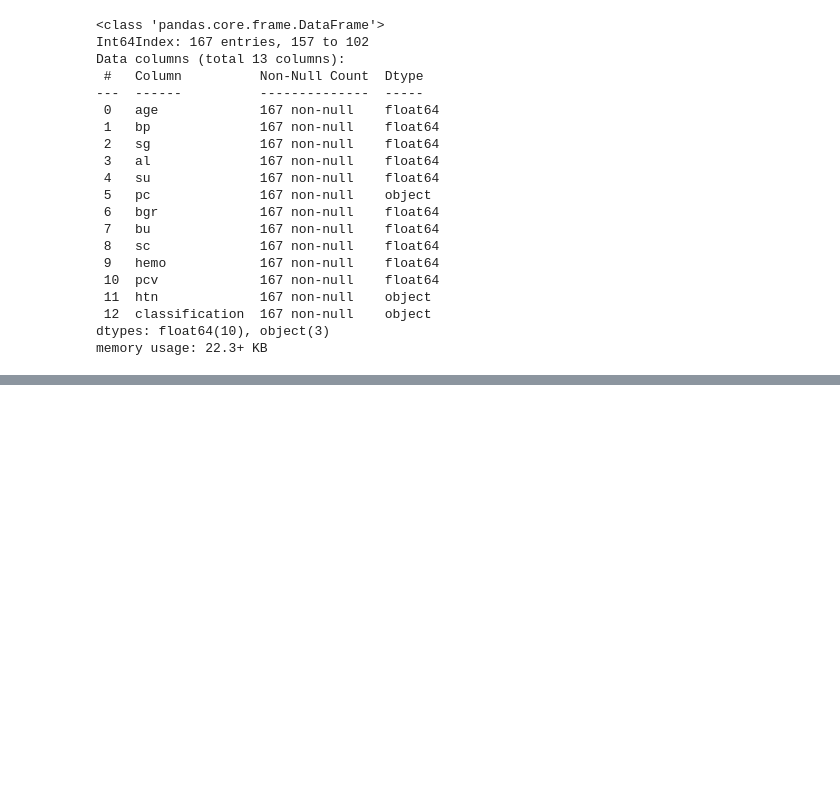
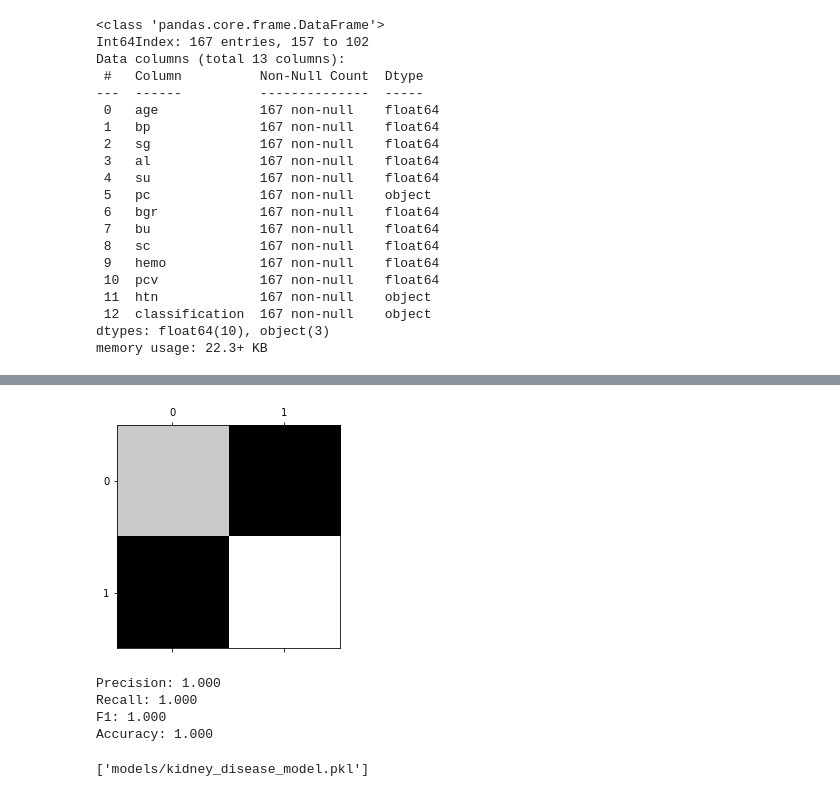
Before and after one commit to EthioAI/Chronic-Kidney-Disease-Prediction, a Jupyter notebook: main.ipynb, the cells around one changed output, grey strips where cells are left out. Drawn from its saved outputs; the diff is of its cells as text; code cells hidden in the pictures; blank space fills up the shorter version.

```diff
--- a/main.ipynb
+++ b/main.ipynb
@@ -209,0 +323,12 @@ Root mean squared error: 0.0
+# %%
+attrs.analyze_model(grid_search_rmf.best_estimator_, X_test_prepared, y_test_prepared)
+# %% [output]
+[figure, added]
+Precision: 1.000
+Recall: 1.000
+F1: 1.000
+Accuracy: 1.000
+# %%
+joblib.dump(grid_search_rmf.best_estimator_, 'models/kidney_disease_model.pkl')
+# %% [output]
+['models/kidney_disease_model.pkl']
```
Also changed, not shown: parts of 20 cells of this notebook, 3 other files.
